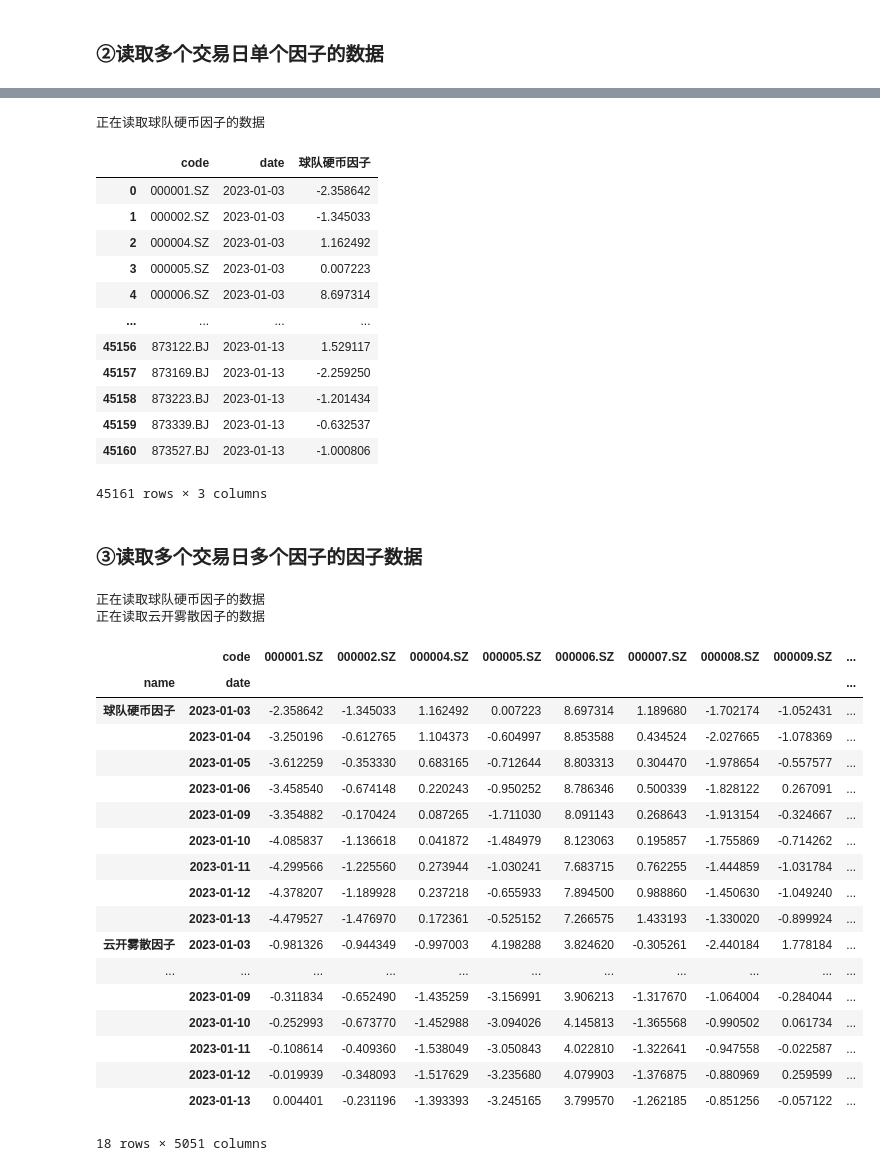
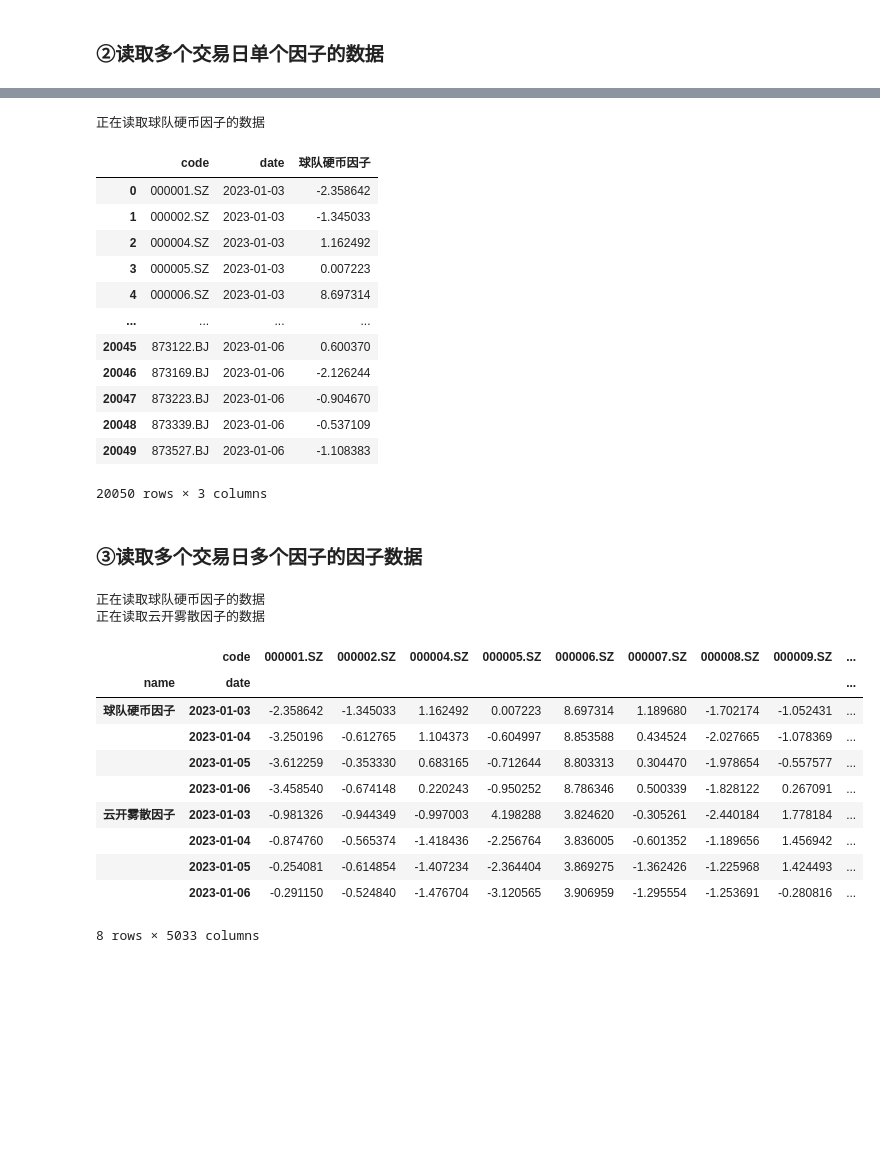
Before and after one commit to chen-001/factor_reader, a Jupyter notebook: nbs/factor_reader_core.ipynb, the cells around one changed output, grey strips where cells are left out. Saved outputs shown, nothing was run; the diff lists cells and outputs as text; code cells hidden in the pictures; blank space fills up the shorter version.

```diff
--- a/nbs/factor_reader_core.ipynb
+++ b/nbs/factor_reader_core.ipynb
@@ -108,6 +109,7 @@ class FactorReader():
             )
         return fac_key,fac_name
 
+    @retry(stop=stop_after_attempt(100),wait=wait_fixed(3))
     def show_all_factors_information(self) -> pd.DataFrame:
         url=self.host+self.token+'/info'
         df=requests.get(url).text
@@ -117,6 +119,7 @@ class FactorReader():
         return df
 
     @concat_nosqls
+    @retry(stop=stop_after_attempt(100),wait=wait_fixed(3))
     @do_on_dfs_class
     def read_factor(
         self,
@@ -133,11 +136,11 @@ class FactorReader():
         fac_key : str
             表的名称或因子的名称
         trade_date : Union[int,str,datetime.datetime], optional
-            读取单日因子值，形如20230113或'20230113'或'2023-01-13'或pd.Timestamp('2023-01-13')，指定此参数时，start_date和end_date两个参数将失效, by default None
+            读取单日因子值，形如20230106或'20230106'或'2023-01-13'或pd.Timestamp('2023-01-13')，指定此参数时，start_date和end_date两个参数将失效, by default None
         start_date : Union[int,str,datetime.datetime], optional
-            读取因子值的起始日期，形如20230113或'20230113'或'2023-01-13'或pd.Timestamp('2023-01-13'), by default None
+            读取因子值的起始日期，形如20230106或'20230106'或'2023-01-13'或pd.Timestamp('2023-01-13'), by default None
         end_date : Union[int,str,datetime.datetime], optional
-            读取因子值的终止日期，形如20230113或'20230113'或'2023-01-13'或pd.Timestamp('2023-01-13'), by default None
+            读取因子值的终止日期，形如20230106或'20230106'或'2023-01-13'或pd.Timestamp('2023-01-13'), by default None
         sql_like : bool, optional
             返回的数据为形如sql中的长表，包括日期、股票代码、因子值三列, by default False
 
@@ -291,5 +289,5 @@ fr.read_factor('球队硬币',start_date='2023-01-01',end_date=pd.Timestamp('202
 # %%
-fr.read_factor('factor4',start_date=20230101,end_date=20230113,sql_like=True) # 以sql的形式，读取方正金工多因子系列第4篇的因子从2023年1月1日至2023年1月13日的因子数据
+fr.read_factor('factor4',start_date=20230101,end_date=20230106,sql_like=True) # 以sql的形式，读取方正金工多因子系列第4篇的因子从2023年1月1日至2023年1月13日的因子数据
 # %% [output]
 正在读取球队硬币因子的数据
 |  | code | date | 球队硬币因子 |
@@ -299,36 +297,28 @@ fr.read_factor('factor4',start_date=20230101,end_date=20230113,sql_like=True) #
 | 3 | 000005.SZ | 2023-01-03 | 0.007223 |
 | 4 | 000006.SZ | 2023-01-03 | 8.697314 |
 | ... | ... | ... | ... |
-| 45156 | 873122.BJ | 2023-01-13 | 1.529117 |
-| 45157 | 873169.BJ | 2023-01-13 | -2.259250 |
-| 45158 | 873223.BJ | 2023-01-13 | -1.201434 |
-| 45159 | 873339.BJ | 2023-01-13 | -0.632537 |
-| 45160 | 873527.BJ | 2023-01-13 | -1.000806 |
+| 20045 | 873122.BJ | 2023-01-06 | 0.600370 |
+| 20046 | 873169.BJ | 2023-01-06 | -2.126244 |
+| 20047 | 873223.BJ | 2023-01-06 | -0.904670 |
+| 20048 | 873339.BJ | 2023-01-06 | -0.537109 |
+| 20049 | 873527.BJ | 2023-01-06 | -1.108383 |
-45161 rows × 3 columns
+20050 rows × 3 columns
 # %% [markdown]
 ### ③读取多个交易日多个因子的因子数据
 # %%
-fr.read_factor(['球队硬币','云开雾散'],start_date='20230101',end_date='20230113') # 分别读取球队硬币因子和云开雾散因子从2023年1月1日至2023年1月13日的因子数据
+fr.read_factor(['球队硬币','云开雾散'],start_date='20230101',end_date='20230106') # 分别读取球队硬币因子和云开雾散因子从2023年1月1日至2023年1月13日的因子数据
 # %% [output]
 正在读取球队硬币因子的数据
 正在读取云开雾散因子的数据
 |  | code | 000001.SZ | 000002.SZ | 000004.SZ | 000005.SZ | 000006.SZ | 000007.SZ | 000008.SZ | 000009.SZ | ... |
 | name | date |  |  |  |  |  |  |  |  | ... |
 | 球队硬币因子 | 2023-01-03 | -2.358642 | -1.345033 | 1.162492 | 0.007223 | 8.697314 | 1.189680 | -1.702174 | -1.052431 | ... |
 |  | 2023-01-04 | -3.250196 | -0.612765 | 1.104373 | -0.604997 | 8.853588 | 0.434524 | -2.027665 | -1.078369 | ... |
 |  | 2023-01-05 | -3.612259 | -0.353330 | 0.683165 | -0.712644 | 8.803313 | 0.304470 | -1.978654 | -0.557577 | ... |
 |  | 2023-01-06 | -3.458540 | -0.674148 | 0.220243 | -0.950252 | 8.786346 | 0.500339 | -1.828122 | 0.267091 | ... |
-|  | 2023-01-09 | -3.354882 | -0.170424 | 0.087265 | -1.711030 | 8.091143 | 0.268643 | -1.913154 | -0.324667 | ... |
-|  | 2023-01-10 | -4.085837 | -1.136618 | 0.041872 | -1.484979 | 8.123063 | 0.195857 | -1.755869 | -0.714262 | ... |
-|  | 2023-01-11 | -4.299566 | -1.225560 | 0.273944 | -1.030241 | 7.683715 | 0.762255 | -1.444859 | -1.031784 | ... |
-|  | 2023-01-12 | -4.378207 | -1.189928 | 0.237218 | -0.655933 | 7.894500 | 0.988860 | -1.450630 | -1.049240 | ... |
-|  | 2023-01-13 | -4.479527 | -1.476970 | 0.172361 | -0.525152 | 7.266575 | 1.433193 | -1.330020 | -0.899924 | ... |
 | 云开雾散因子 | 2023-01-03 | -0.981326 | -0.944349 | -0.997003 | 4.198288 | 3.824620 | -0.305261 | -2.440184 | 1.778184 | ... |
-| ... | ... | ... | ... | ... | ... | ... | ... | ... | ... | ... |
-|  | 2023-01-09 | -0.311834 | -0.652490 | -1.435259 | -3.156991 | 3.906213 | -1.317670 | -1.064004 | -0.284044 | ... |
-|  | 2023-01-10 | -0.252993 | -0.673770 | -1.452988 | -3.094026 | 4.145813 | -1.365568 | -0.990502 | 0.061734 | ... |
-|  | 2023-01-11 | -0.108614 | -0.409360 | -1.538049 | -3.050843 | 4.022810 | -1.322641 | -0.947558 | -0.022587 | ... |
-|  | 2023-01-12 | -0.019939 | -0.348093 | -1.517629 | -3.235680 | 4.079903 | -1.376875 | -0.880969 | 0.259599 | ... |
-|  | 2023-01-13 | 0.004401 | -0.231196 | -1.393393 | -3.245165 | 3.799570 | -1.262185 | -0.851256 | -0.057122 | ... |
+|  | 2023-01-04 | -0.874760 | -0.565374 | -1.418436 | -2.256764 | 3.836005 | -0.601352 | -1.189656 | 1.456942 | ... |
+|  | 2023-01-05 | -0.254081 | -0.614854 | -1.407234 | -2.364404 | 3.869275 | -1.362426 | -1.225968 | 1.424493 | ... |
+|  | 2023-01-06 | -0.291150 | -0.524840 | -1.476704 | -3.120565 | 3.906959 | -1.295554 | -1.253691 | -0.280816 | ... |
-18 rows × 5051 columns
+8 rows × 5033 columns
 # %%
```
Also changed, not shown: parts of 8 cells of this notebook, 2 other files.
